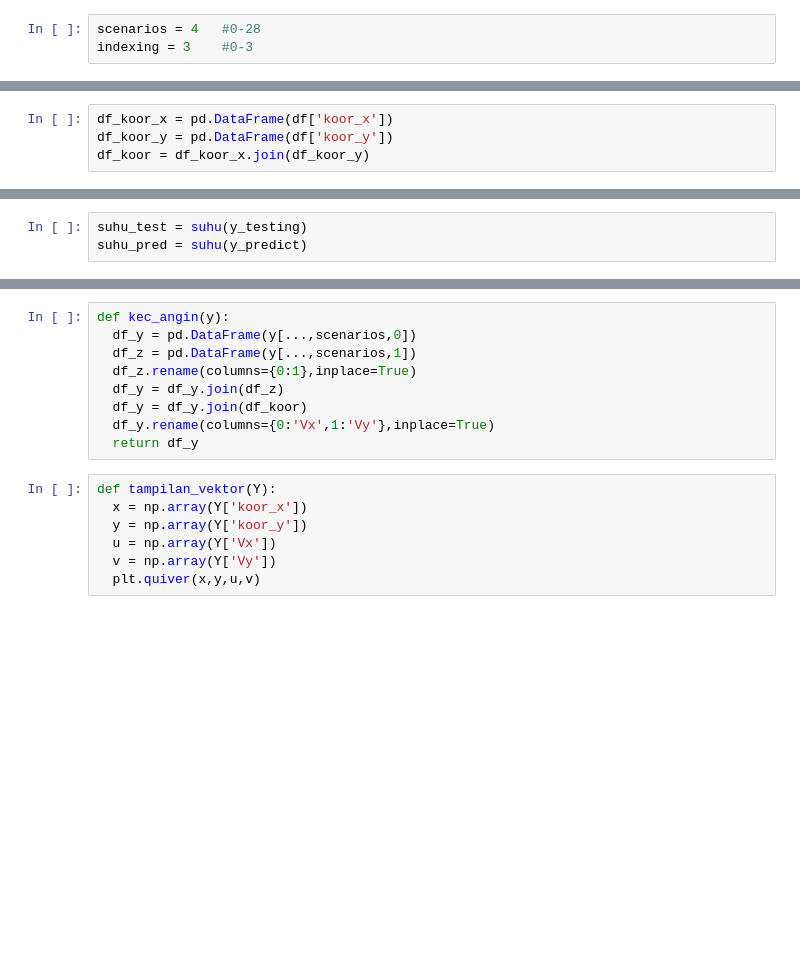
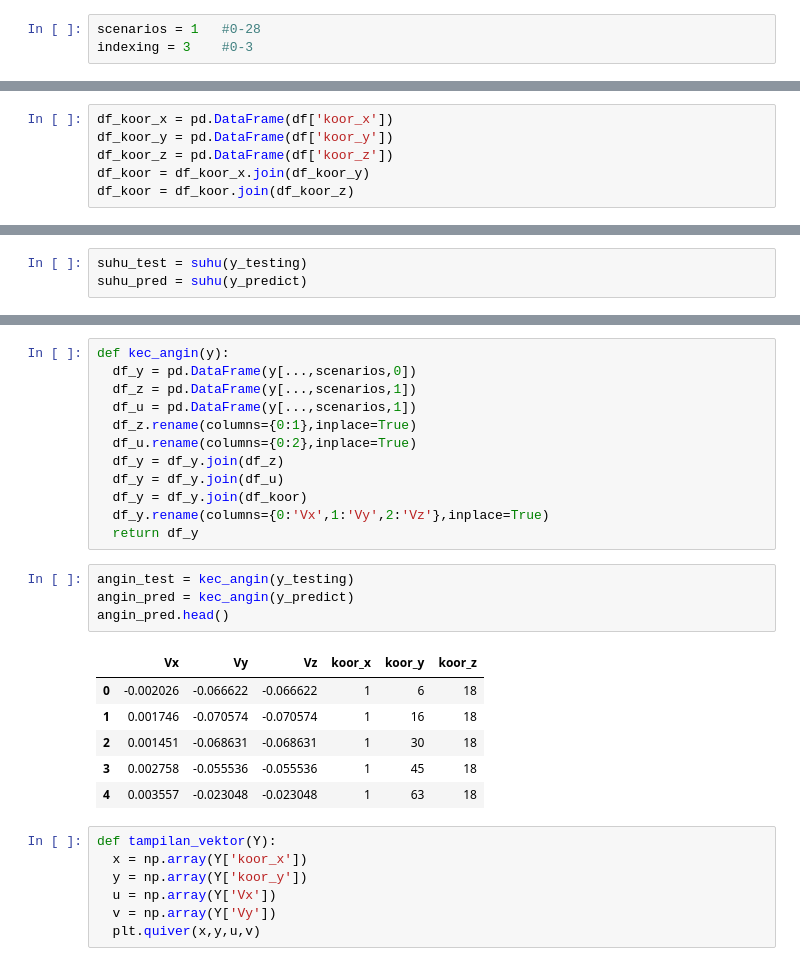
Before and after one commit to yfhkucing/regression_bms, a Jupyter notebook: data_reshape_and_training.ipynb, the cells around one changed output, grey strips where cells are left out. Drawn from its saved outputs; the diff is of its cells as text; blank space fills up the shorter version.

```diff
--- a/data_reshape_and_training.ipynb
+++ b/data_reshape_and_training.ipynb
@@ -145,7 +145,7 @@ plt.show()
 # %% [output]
 [figure]
 # %%
-scenarios = 4   #0-28
+scenarios = 1   #0-28
 indexing = 3    #0-3
 # %%
 a = y_testing[(...,scenarios,indexing)]
@@ -166,7 +166,9 @@ reshaped
 # %%
 df_koor_x = pd.DataFrame(df['koor_x'])
 df_koor_y = pd.DataFrame(df['koor_y'])
+df_koor_z = pd.DataFrame(df['koor_z'])
 df_koor = df_koor_x.join(df_koor_y)
+df_koor = df_koor.join(df_koor_z)
 # %%
 def suhu(y):
   df_y = pd.DataFrame(y[...,scenarios,0])
@@ -206,11 +208,25 @@ fig.show()
 def kec_angin(y):
   df_y = pd.DataFrame(y[...,scenarios,0])
   df_z = pd.DataFrame(y[...,scenarios,1])
+  df_u = pd.DataFrame(y[...,scenarios,1])
   df_z.rename(columns={0:1},inplace=True)
+  df_u.rename(columns={0:2},inplace=True)
   df_y = df_y.join(df_z)
+  df_y = df_y.join(df_u)
   df_y = df_y.join(df_koor)
-  df_y.rename(columns={0:'Vx',1:'Vy'},inplace=True)
+  df_y.rename(columns={0:'Vx',1:'Vy',2:'Vz'},inplace=True)
   return df_y
+# %%
+angin_test = kec_angin(y_testing)
+angin_pred = kec_angin(y_predict)
+angin_pred.head()
+# %% [output]
+|  | Vx | Vy | Vz | koor_x | koor_y | koor_z |
+| 0 | -0.002026 | -0.066622 | -0.066622 | 1 | 6 | 18 |
+| 1 | 0.001746 | -0.070574 | -0.070574 | 1 | 16 | 18 |
+| 2 | 0.001451 | -0.068631 | -0.068631 | 1 | 30 | 18 |
+| 3 | 0.002758 | -0.055536 | -0.055536 | 1 | 45 | 18 |
+| 4 | 0.003557 | -0.023048 | -0.023048 | 1 | 63 | 18 |
 # %%
 def tampilan_vektor(Y):
   x = np.array(Y['koor_x'])
```
Also changed, not shown: parts of 3 cells of this notebook.
